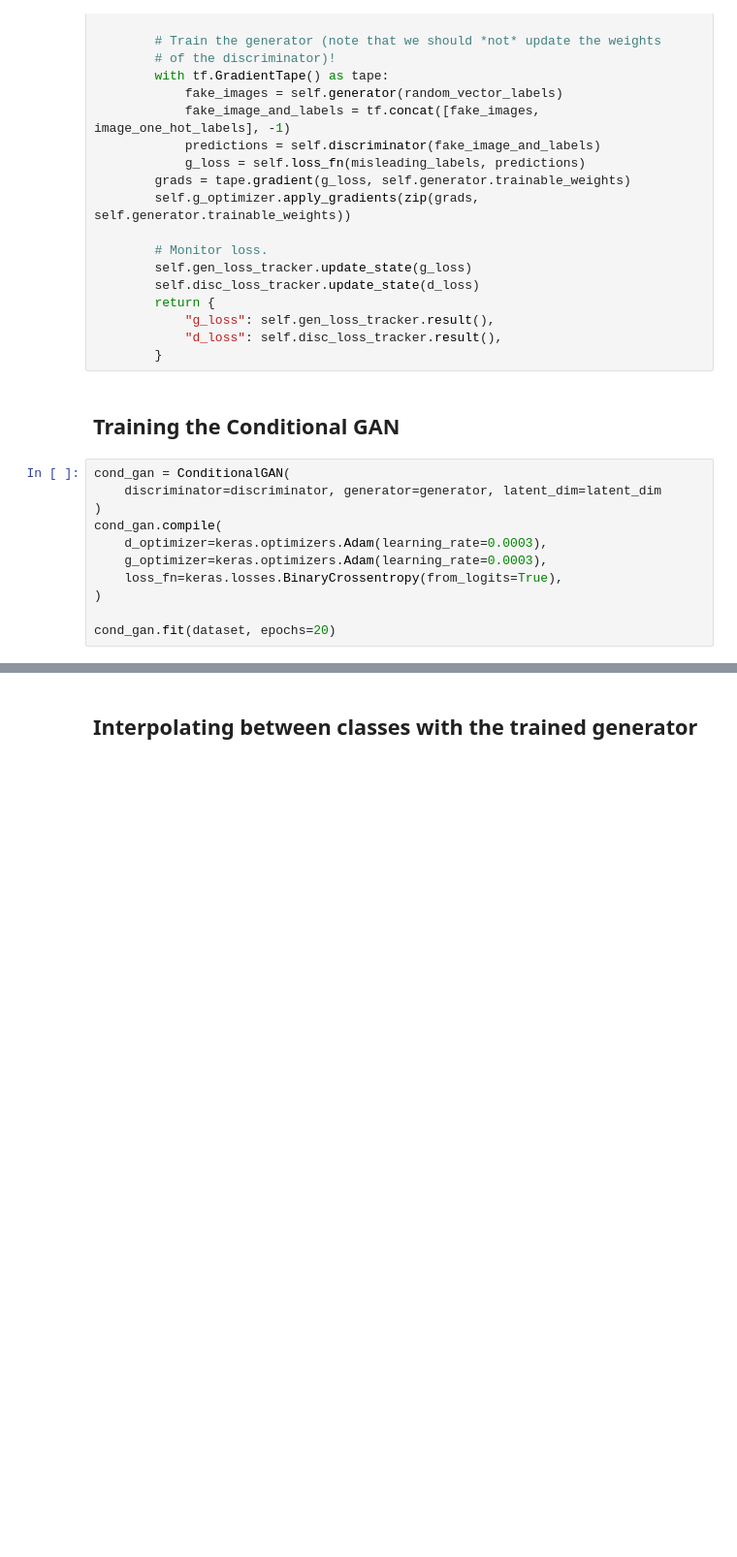
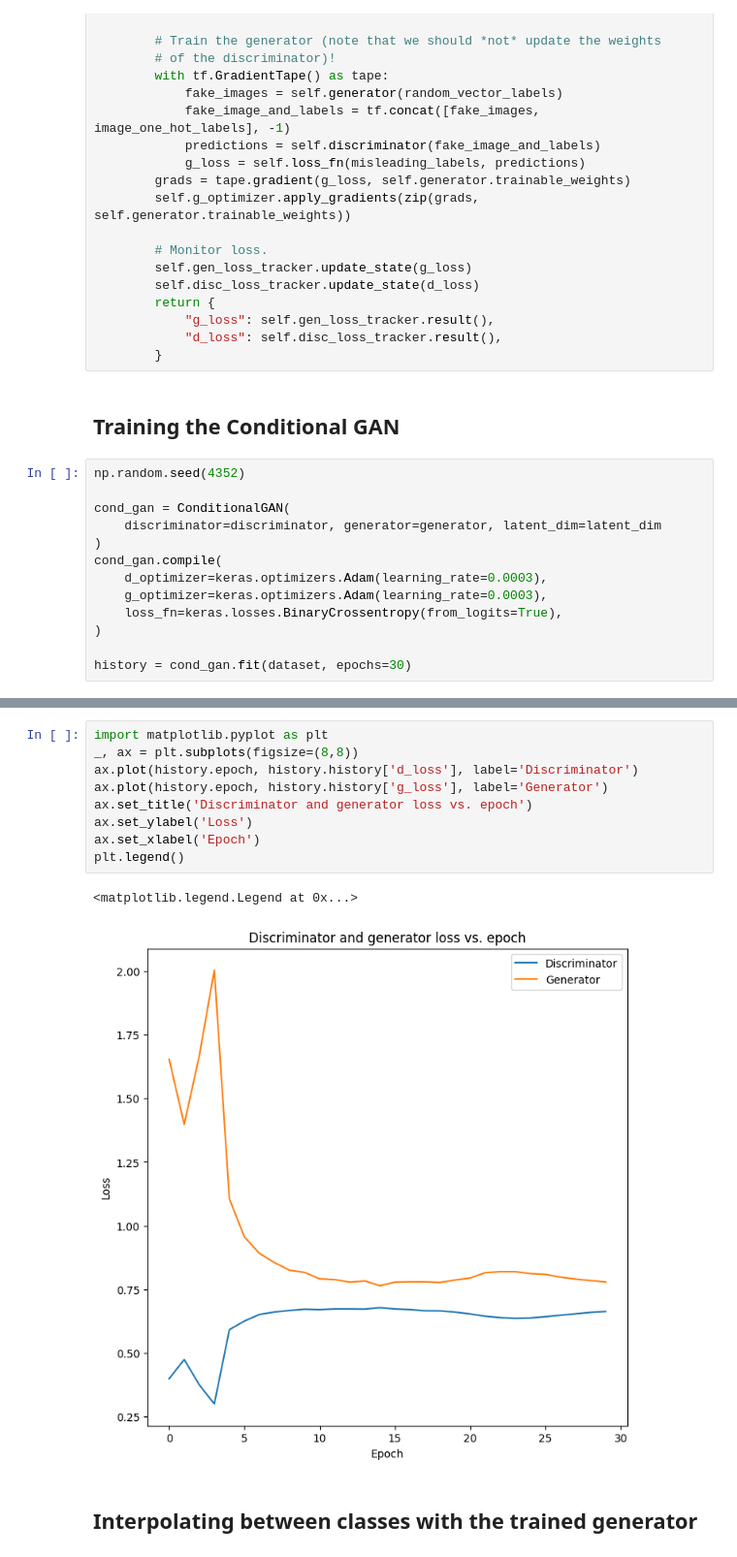
Before and after one commit to alvaroiramirez/CSCI_E-25, a Jupyter notebook: examples/generative/ipynb/conditional_gan.ipynb, the cells around one changed output, grey strips where cells are left out. Shown at 97% size. Saved outputs shown, nothing was run; the diff lists cells and outputs as text; blank space fills up the shorter version.

```diff
--- a/examples/generative/ipynb/conditional_gan.ipynb
+++ b/examples/generative/ipynb/conditional_gan.ipynb
@@ -232,6 +235,8 @@ class ConditionalGAN(keras.Model):
 # %% [markdown]
 ## Training the Conditional GAN
 # %%
+np.random.seed(4352)
+
 cond_gan = ConditionalGAN(
     discriminator=discriminator, generator=generator, latent_dim=latent_dim
 )
@@ -241,4 +246,4 @@ cond_gan.compile(
     loss_fn=keras.losses.BinaryCrossentropy(from_logits=True),
 )
 
-cond_gan.fit(dataset, epochs=20)
+history = cond_gan.fit(dataset, epochs=30)
@@ -245,3 +268,15 @@ cond_gan.fit(dataset, epochs=20)
+# %%
+import matplotlib.pyplot as plt
+_, ax = plt.subplots(figsize=(8,8))
+ax.plot(history.epoch, history.history['d_loss'], label='Discriminator')
+ax.plot(history.epoch, history.history['g_loss'], label='Generator')
+ax.set_title('Discriminator and generator loss vs. epoch')
+ax.set_ylabel('Loss')
+ax.set_xlabel('Epoch')
+plt.legend()
+# %% [output]
+<matplotlib.legend.Legend at 0x...>
+[figure, added]
 # %% [markdown]
 ## Interpolating between classes with the trained generator
 # %%
```
Also changed, not shown: parts of 7 cells of this notebook.
